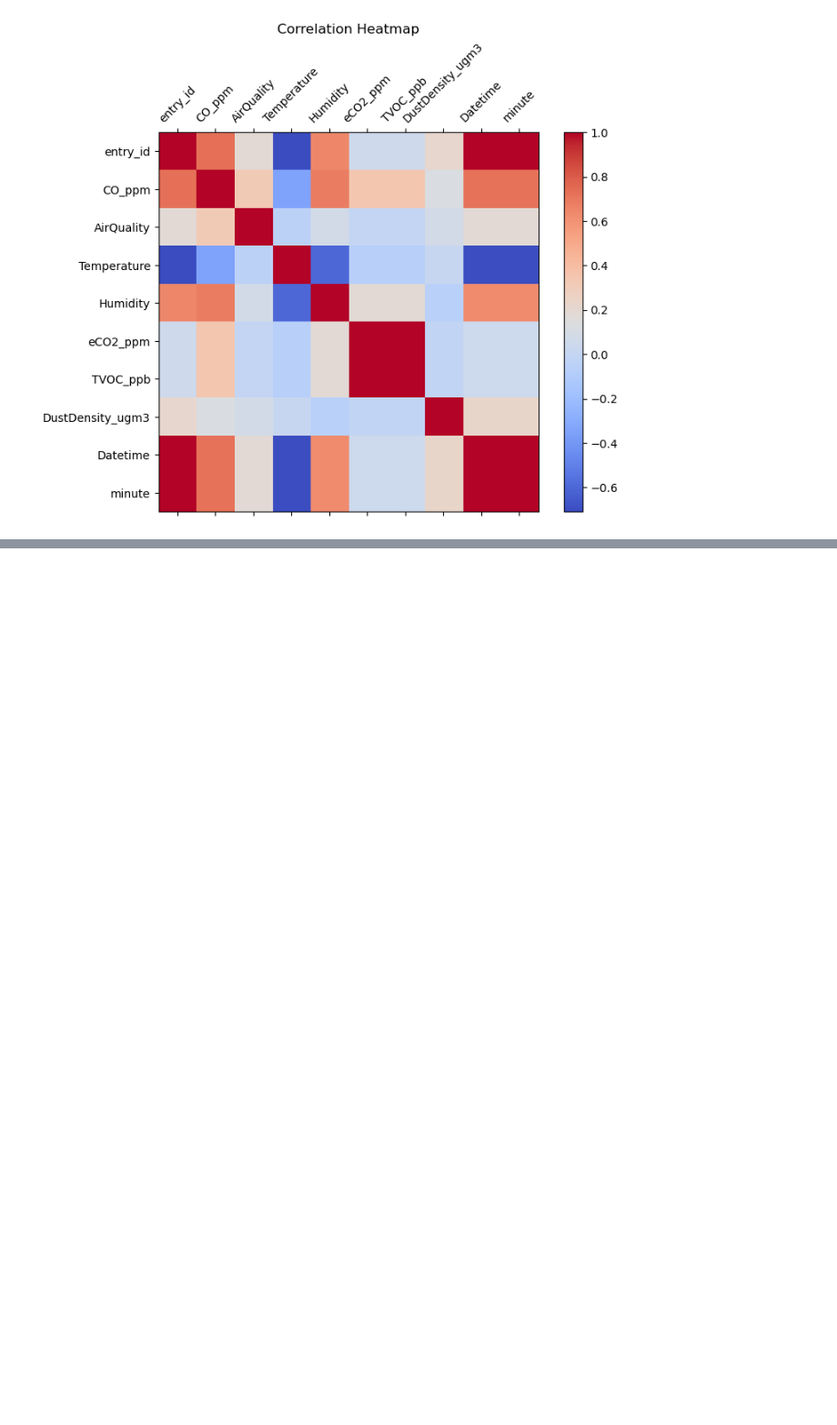
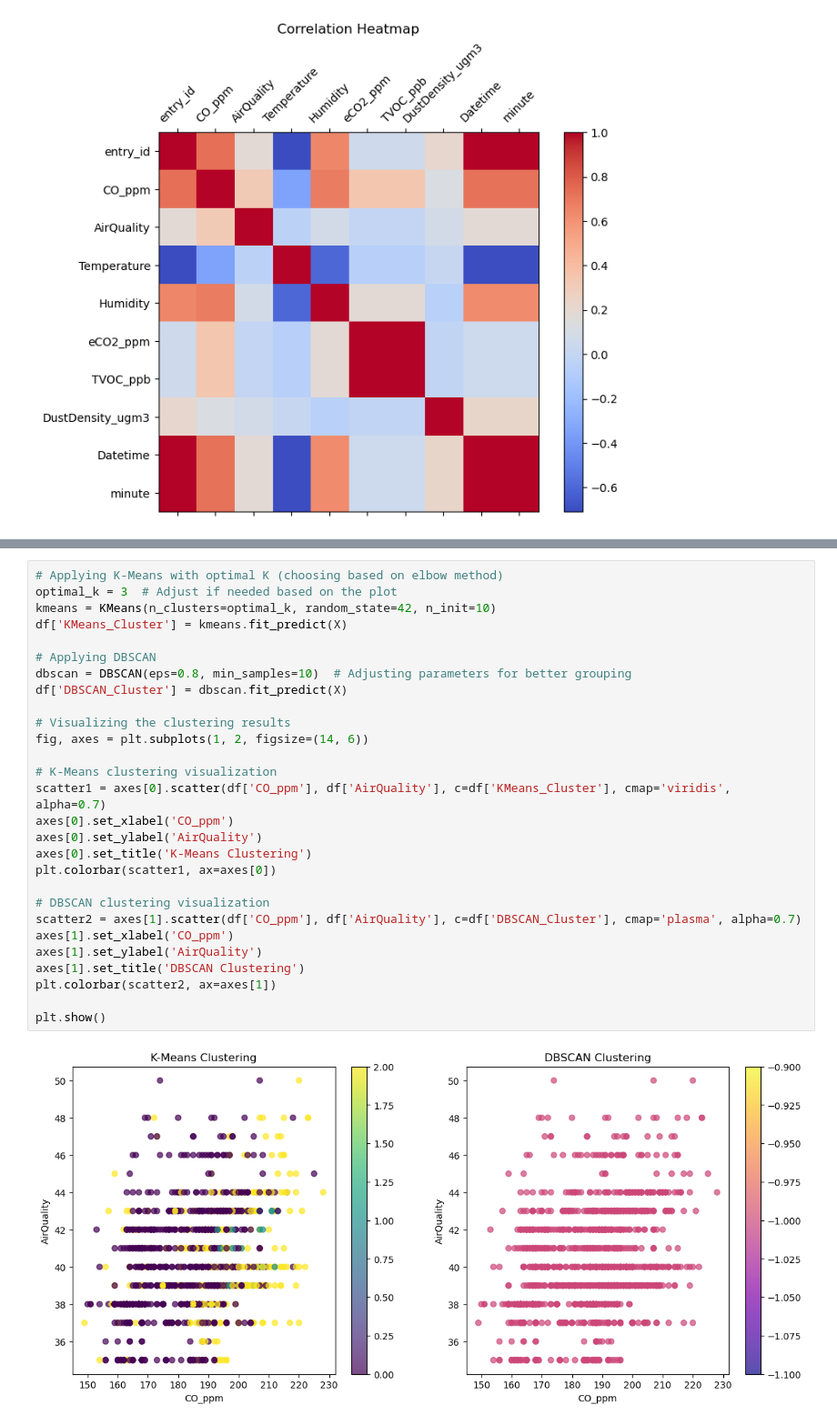
Before and after one commit to zacharyartman/aai530-group1, a Jupyter notebook: main.ipynb, the cells around one changed output, grey strips where cells are left out. Shown at 91% size. Drawn from its saved outputs; the diff is of its cells as text; blank space fills up the shorter version.

```diff
--- a/main.ipynb
+++ b/main.ipynb
@@ -210,0 +247,30 @@ plt.show()
+# %%
+# Applying K-Means with optimal K (choosing based on elbow method)
+optimal_k = 3  # Adjust if needed based on the plot
+kmeans = KMeans(n_clusters=optimal_k, random_state=42, n_init=10)
+df['KMeans_Cluster'] = kmeans.fit_predict(X)
+
+# Applying DBSCAN
+dbscan = DBSCAN(eps=0.8, min_samples=10)  # Adjusting parameters for better grouping
+df['DBSCAN_Cluster'] = dbscan.fit_predict(X)
+
+# Visualizing the clustering results
+fig, axes = plt.subplots(1, 2, figsize=(14, 6))
+
+# K-Means clustering visualization
+scatter1 = axes[0].scatter(df['CO_ppm'], df['AirQuality'], c=df['KMeans_Cluster'], cmap='viridis', alpha=0.7)
+axes[0].set_xlabel('CO_ppm')
+axes[0].set_ylabel('AirQuality')
+axes[0].set_title('K-Means Clustering')
+plt.colorbar(scatter1, ax=axes[0])
+
+# DBSCAN clustering visualization
+scatter2 = axes[1].scatter(df['CO_ppm'], df['AirQuality'], c=df['DBSCAN_Cluster'], cmap='plasma', alpha=0.7)
+axes[1].set_xlabel('CO_ppm')
+axes[1].set_ylabel('AirQuality')
+axes[1].set_title('DBSCAN Clustering')
+plt.colorbar(scatter2, ax=axes[1])
+
+plt.show()
+# %% [output]
+[figure, added]
```
Also changed, not shown: parts of 23 cells of this notebook, 1 other file.
